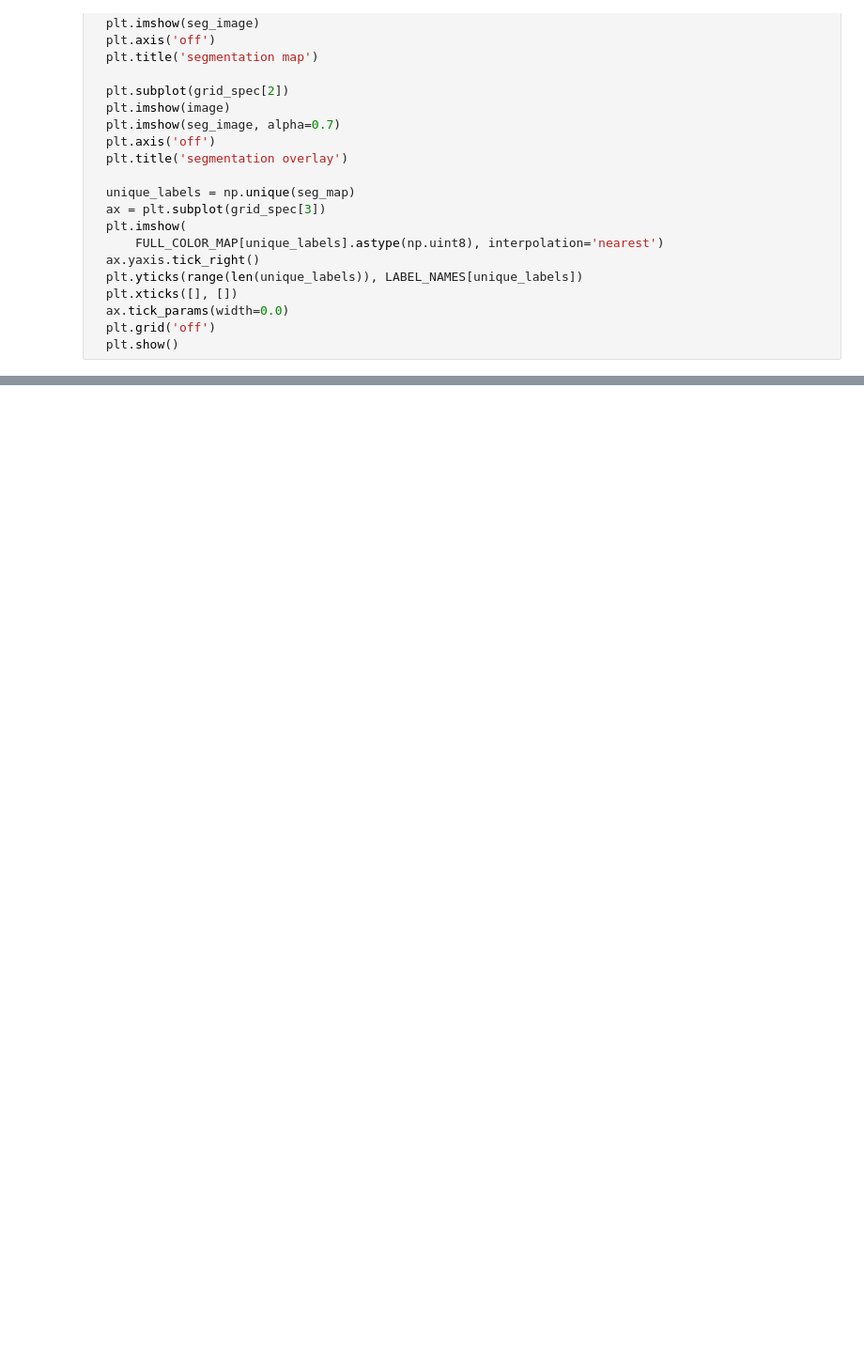
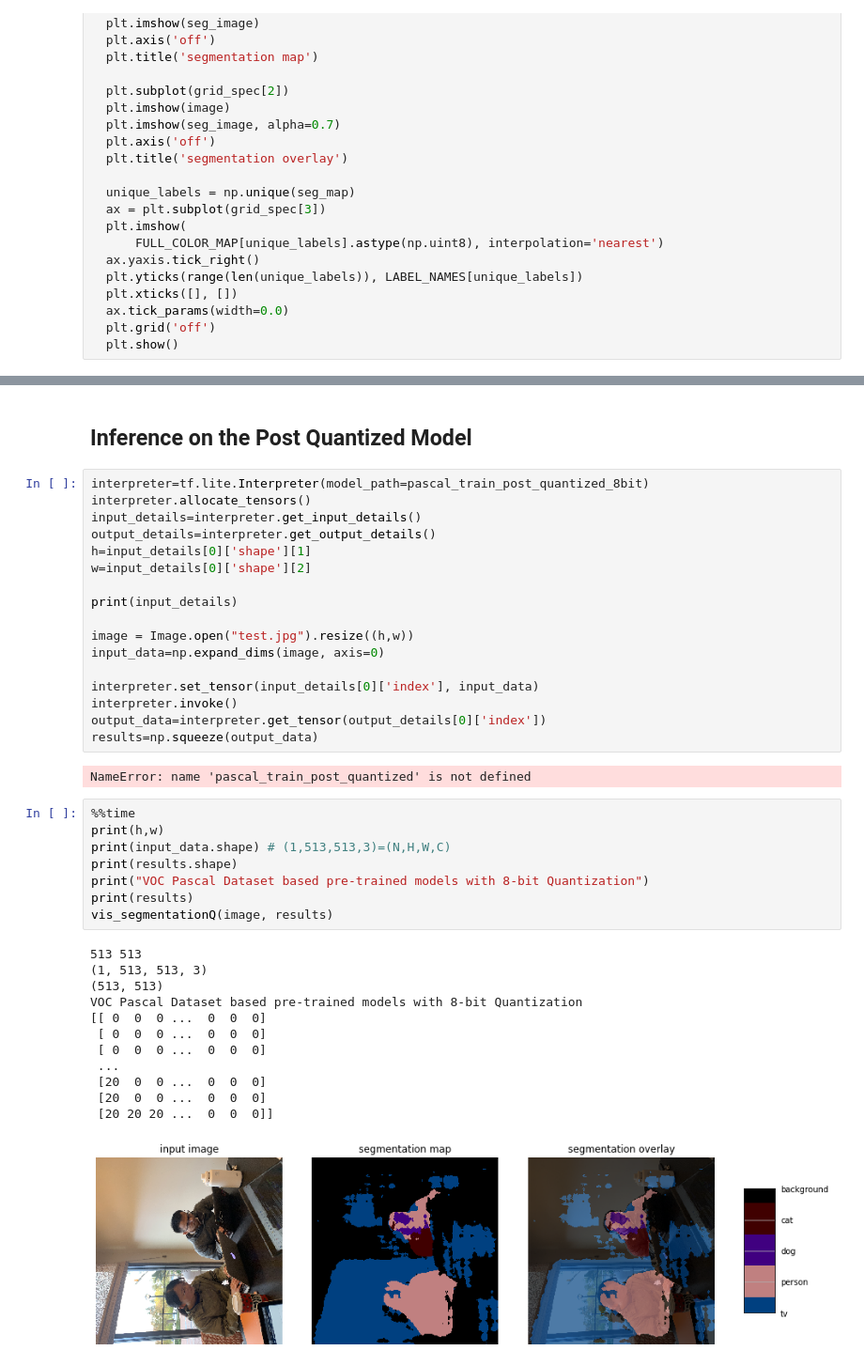
Before and after one commit to SherifSabri/ImageSegmentationWithDeeplab, a Jupyter notebook: inference_deeplab.ipynb, the cells around one changed output, grey strips where cells are left out. Shown at 94% size. Cells and saved outputs as stored; diff of their text form; blank space fills up the shorter version.

```diff
--- a/inference_deeplab.ipynb
+++ b/inference_deeplab.ipynb
@@ -297,0 +305,42 @@ Wall time: 614 ms
+# %% [markdown]
+## Inference on the Post Quantized Model
+# %%
+interpreter=tf.lite.Interpreter(model_path=pascal_train_post_quantized_8bit)
+interpreter.allocate_tensors()
+input_details=interpreter.get_input_details()
+output_details=interpreter.get_output_details()
+h=input_details[0]['shape'][1]
+w=input_details[0]['shape'][2]
+
+print(input_details)
+
+image = Image.open("test.jpg").resize((h,w))
+input_data=np.expand_dims(image, axis=0)
+
+interpreter.set_tensor(input_details[0]['index'], input_data)
+interpreter.invoke()
+output_data=interpreter.get_tensor(output_details[0]['index'])
+results=np.squeeze(output_data)
+# %% [output]
+NameError: name 'pascal_train_post_quantized' is not defined
+# %%
+%%time
+print(h,w)
+print(input_data.shape) # (1,513,513,3)=(N,H,W,C)
+print(results.shape)
+print("VOC Pascal Dataset based pre-trained models with 8-bit Quantization")
+print(results)
+vis_segmentationQ(image, results)
+# %% [output]
+513 513
+(1, 513, 513, 3)
+(513, 513)
+VOC Pascal Dataset based pre-trained models with 8-bit Quantization
+[[ 0  0  0 ...  0  0  0]
+ [ 0  0  0 ...  0  0  0]
+ [ 0  0  0 ...  0  0  0]
+ ...
+ [20  0  0 ...  0  0  0]
+ [20  0  0 ...  0  0  0]
+ [20 20 20 ...  0  0  0]]
+[figure, added]
```
Also changed, not shown: parts of 11 cells of this notebook, 6 other files.
